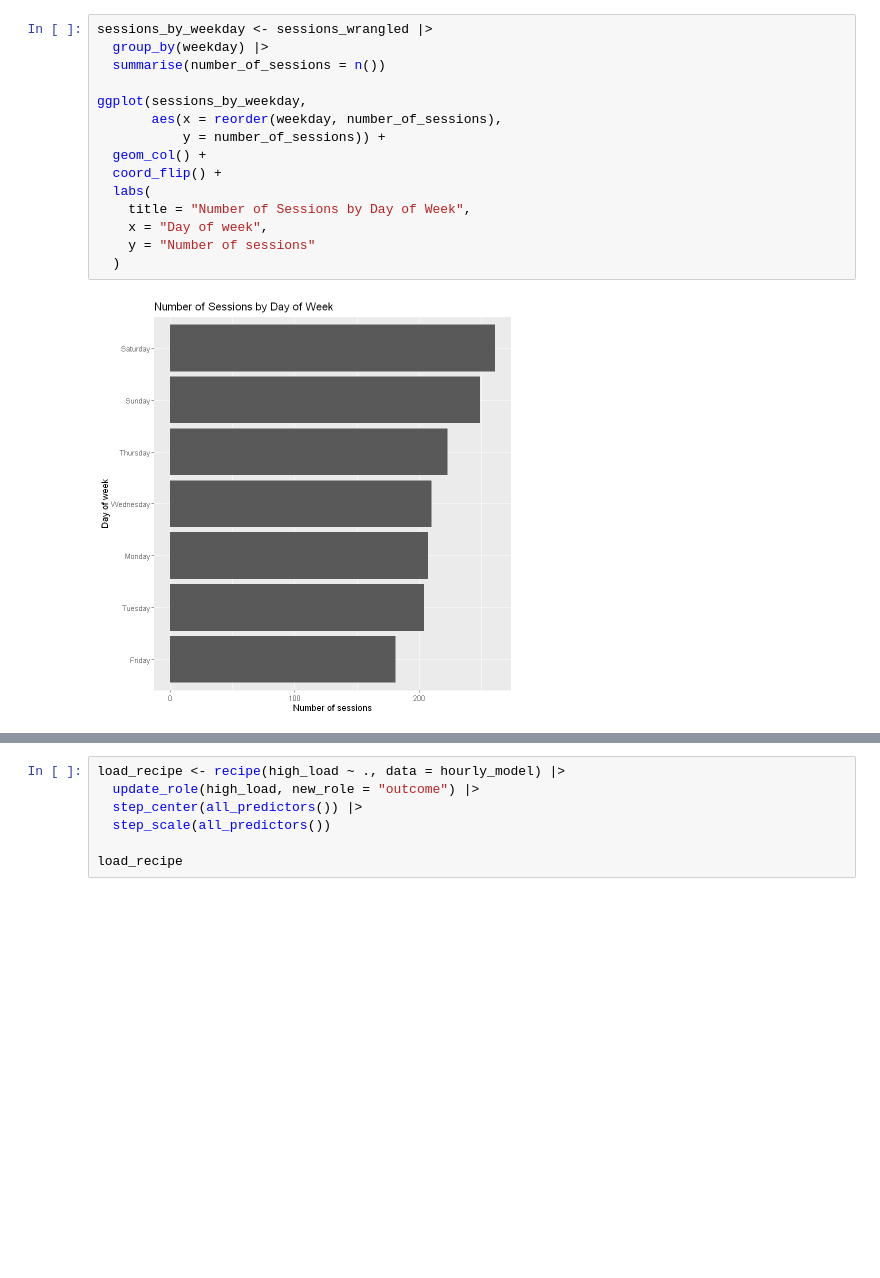
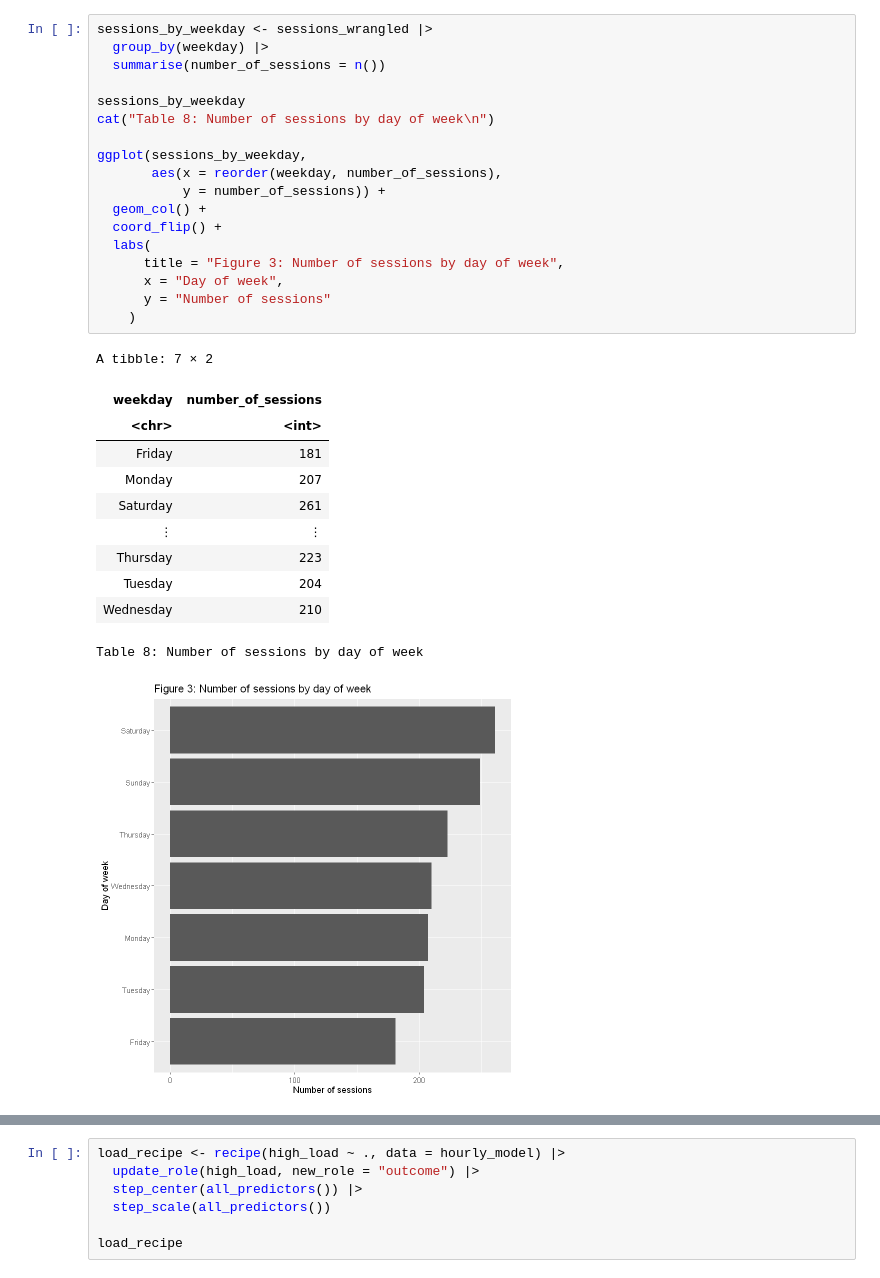
Before and after one commit to mansehajrandhawa/Data-Science-Project, a Jupyter notebook: Project Final Report.ipynb, the cells around one changed output, grey strips where cells are left out. Drawn from its saved outputs; the diff is of its cells as text; blank space fills up the shorter version.

```diff
--- a/Project Final Report.ipynb
+++ b/Project Final Report.ipynb
@@ -193,20 +221,34 @@ A tibble: 7 × 2
 # %%
 sessions_by_weekday <- sessions_wrangled |>
   group_by(weekday) |>
   summarise(number_of_sessions = n())
+
+sessions_by_weekday
+cat("Table 8: Number of sessions by day of week\n")
 
 ggplot(sessions_by_weekday,
        aes(x = reorder(weekday, number_of_sessions),
            y = number_of_sessions)) +
   geom_col() +
   coord_flip() +
   labs(
-    title = "Number of Sessions by Day of Week",
-    x = "Day of week",
-    y = "Number of sessions"
-  )
+      title = "Figure 3: Number of sessions by day of week",
+      x = "Day of week",
+      y = "Number of sessions"
+    )
 # %% [output]
+A tibble: 7 × 2
+| weekday | number_of_sessions |
+| <chr> | <int> |
+| Friday | 181 |
+| Monday | 207 |
+| Saturday | 261 |
+| ⋮ | ⋮ |
+| Thursday | 223 |
+| Tuesday | 204 |
+| Wednesday | 210 |
+Table 8: Number of sessions by day of week
-[figure, old version]
+[figure, new version]
 # %%
 # Data for high vs low load
 
```
Also changed, not shown: parts of 21 cells of this notebook.
